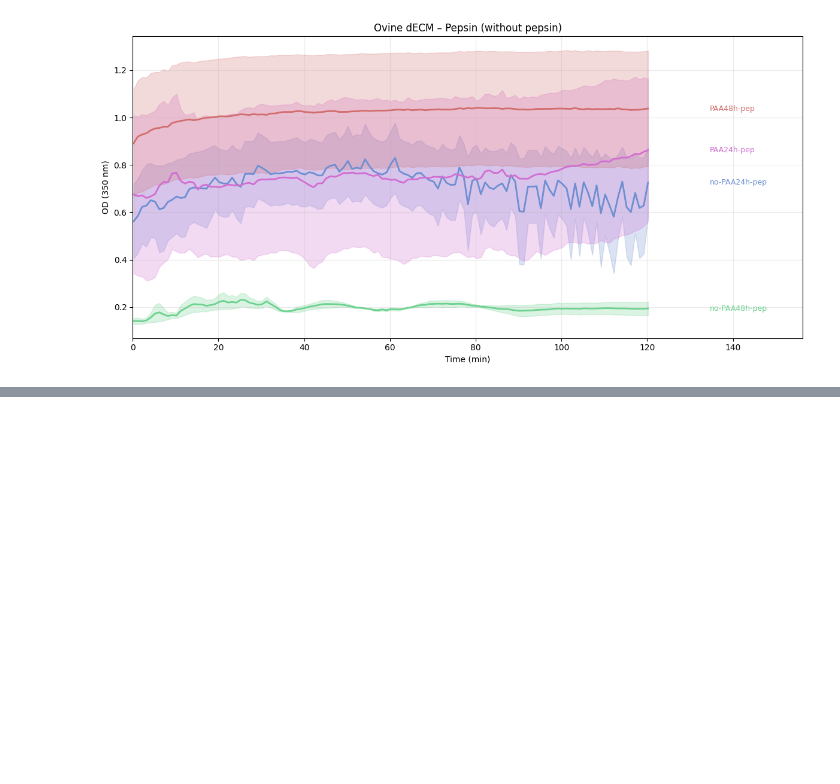
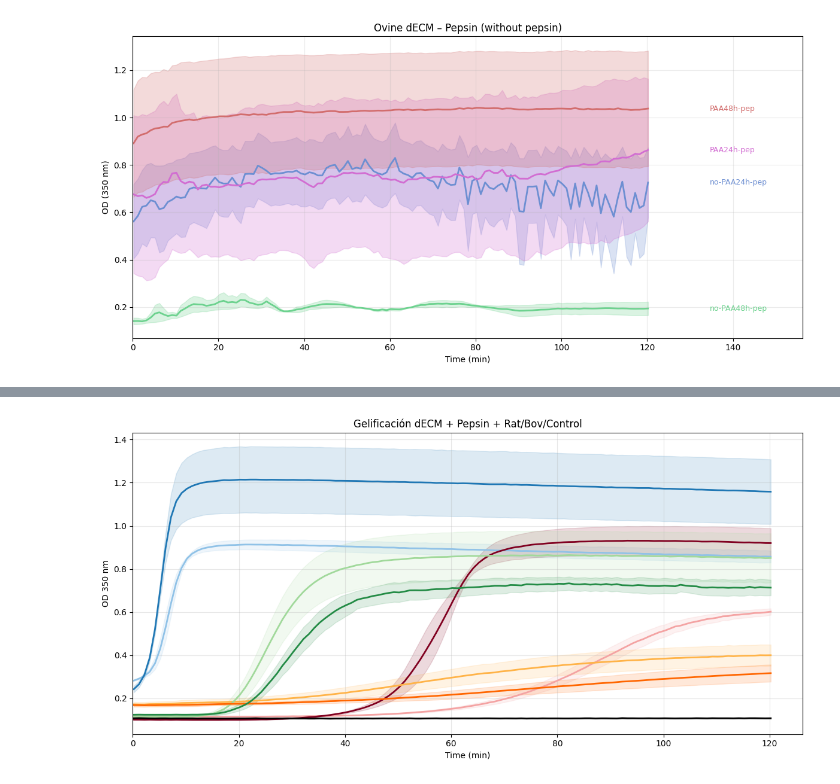
Before and after one commit to Bertaalcolea/Collagen_studies, a Jupyter notebook: dECM5(con90/10).ipynb, the cells around one changed output, grey strips where cells are left out. Drawn from its saved outputs; the diff is of its cells as text; code cells hidden in the pictures; blank space fills up the shorter version.

```diff
--- a/dECM5(con90/10).ipynb
+++ b/dECM5(con90/10).ipynb
@@ -415,0 +562,93 @@ plt.show()
+# %%
+import matplotlib.pyplot as plt
+import numpy as np
+
+# --- construir cond_simple para TODO long_meta ---
+long_meta = long_meta.copy()
+
+def make_cond_simple(row):
+    # Controles / colágenos puros
+    if row["type"] in [
+        "Rat 1.5 mg/ml", "Rat 90/10",
+        "Bov 1.5 mg/ml", "Bov 90/10",
+        "Control"
+    ]:
+        return row["type"]
+
+    # dECM
+    if row["type"] == "dECM":
+        if row["paa"] == "PAA":
+            base = "PAA"
+        elif row["paa"] == "no-PAA":
+            base = "No PAA"
+        else:
+            base = str(row["paa"])
+        return f"{base} {int(row['hours'])}h"
+
+    return None
+
+long_meta["cond_simple"] = long_meta.apply(make_cond_simple, axis=1)
+
+# --- filtro para ESTA gráfica ---
+# dECM +pepsina  OR  colágenos puros / control
+mask_pep_plot = (
+    ((long_meta["type"] == "dECM") & (long_meta["pepsin"] == True))
+    |
+    (long_meta["type"].isin([
+        "Rat 1.5 mg/ml", "Rat 90/10",
+        "Bov 1.5 mg/ml", "Bov 90/10",
+        "Control"
+    ]))
+)
+
+df_pep_plot = long_meta[mask_pep_plot].copy()
+df_pep_plot = df_pep_plot[df_pep_plot["cond_simple"].notna()]
+
+# --- resumen ---
+summary_pep = (
+    df_pep_plot
+    .groupby(["cond_simple", "time_min"])["od"]
+    .agg(["mean", "std", "count"])
+    .reset_index()
+)
+
+orden = [
+    "Rat 1.5 mg/ml",
+    "Rat 90/10",
+    "Bov 1.5 mg/ml",
+    "Bov 90/10",
+    "PAA 24h",
+    "No PAA 24h",
+    "PAA 48h",
+    "No PAA 48h",
+    "Control",
+]
+
+plt.figure(figsize=(12, 6))
+
+for cond in orden:
+    dfc = summary_pep[summary_pep["cond_simple"] == cond].sort_values("time_min")
+    if dfc.empty:
+        continue
+
+    x = dfc["time_min"].values
+    y = dfc["mean"].values
+    se = dfc["std"].fillna(0).values / np.sqrt(dfc["count"].values)
+
+    color = colores.get(cond, "black")
+
+    plt.plot(x, y, color=color, linewidth=2)
+    plt.fill_between(x, y-se, y+se, color=color, alpha=0.15)
+
+plt.xlabel("Time (min)")
+plt.ylabel("OD 350 nm")
+plt.title("Gelificación dECM + Pepsin + Rat/Bov/Control")
+plt.grid(True, alpha=0.3)
+
+if not summary_pep.empty:
+    plt.xlim(0, summary_pep["time_min"].max() * 1.05)
+
+plt.tight_layout()
+plt.show()
+# %% [output]
+[figure, added]
```
Also changed, not shown: parts of 7 cells of this notebook.
